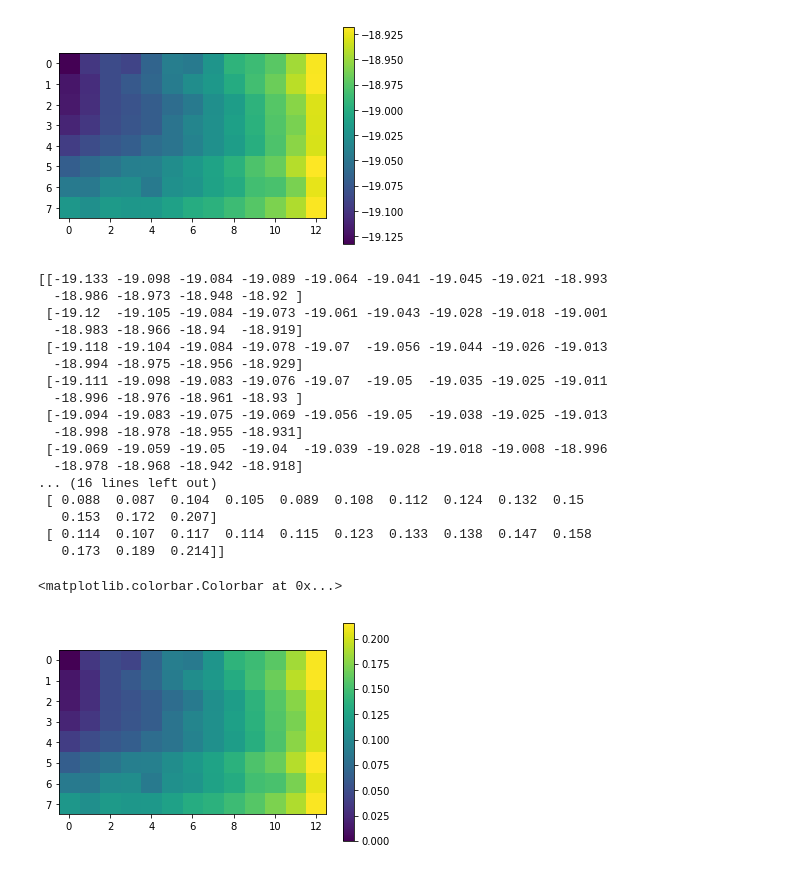
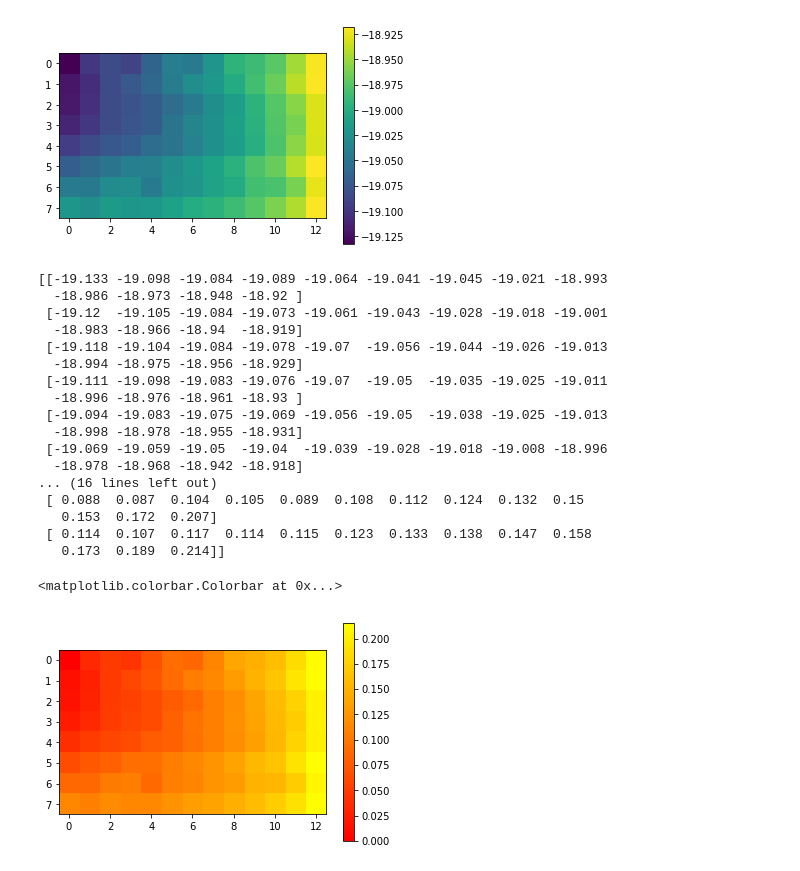
Before and after one commit to dummy3k/PyGCodeLevel, a Jupyter notebook: notebooks/heightmap.ipynb, the cells around one changed output. Saved outputs shown, nothing was run; the diff lists cells and outputs as text; code cells hidden in the pictures.

```diff
--- a/notebooks/heightmap.ipynb
+++ b/notebooks/heightmap.ipynb
@@ -47,26 +47,26 @@ plt.colorbar()
 # %%
 hm_norm = hmnp - hmnp[0][0]
 print(hmnp)
 print(hm_norm)
-plt.imshow(hm_norm)
+plt.imshow(hm_norm, cmap='autumn')
 plt.colorbar()
 # %% [output]
 [[-19.133 -19.098 -19.084 -19.089 -19.064 -19.041 -19.045 -19.021 -18.993
   -18.986 -18.973 -18.948 -18.92 ]
  [-19.12  -19.105 -19.084 -19.073 -19.061 -19.043 -19.028 -19.018 -19.001
   -18.983 -18.966 -18.94  -18.919]
  [-19.118 -19.104 -19.084 -19.078 -19.07  -19.056 -19.044 -19.026 -19.013
   -18.994 -18.975 -18.956 -18.929]
  [-19.111 -19.098 -19.083 -19.076 -19.07  -19.05  -19.035 -19.025 -19.011
   -18.996 -18.976 -18.961 -18.93 ]
  [-19.094 -19.083 -19.075 -19.069 -19.056 -19.05  -19.038 -19.025 -19.013
   -18.998 -18.978 -18.955 -18.931]
  [-19.069 -19.059 -19.05  -19.04  -19.039 -19.028 -19.018 -19.008 -18.996
   -18.978 -18.968 -18.942 -18.918]
 ... (16 lines left out)
  [ 0.088  0.087  0.104  0.105  0.089  0.108  0.112  0.124  0.132  0.15
    0.153  0.172  0.207]
  [ 0.114  0.107  0.117  0.114  0.115  0.123  0.133  0.138  0.147  0.158
    0.173  0.189  0.214]]
 <matplotlib.colorbar.Colorbar at 0x...>
-[figure, old version]
+[figure, new version]
```
Also changed, not shown: parts of 7 cells of this notebook, 1 other file.
